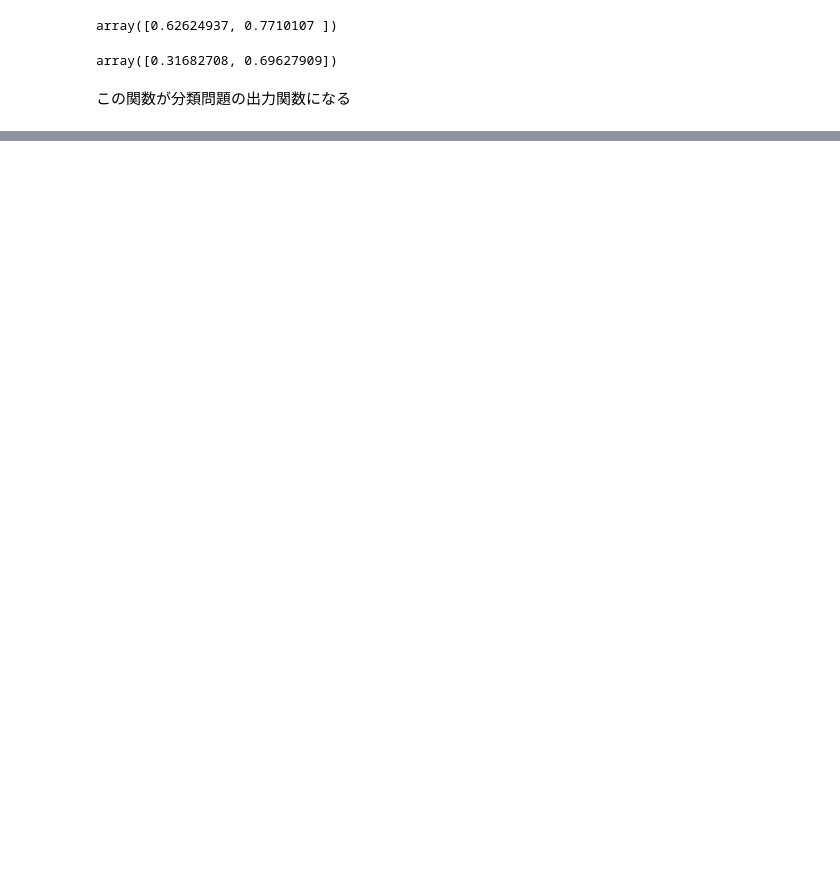
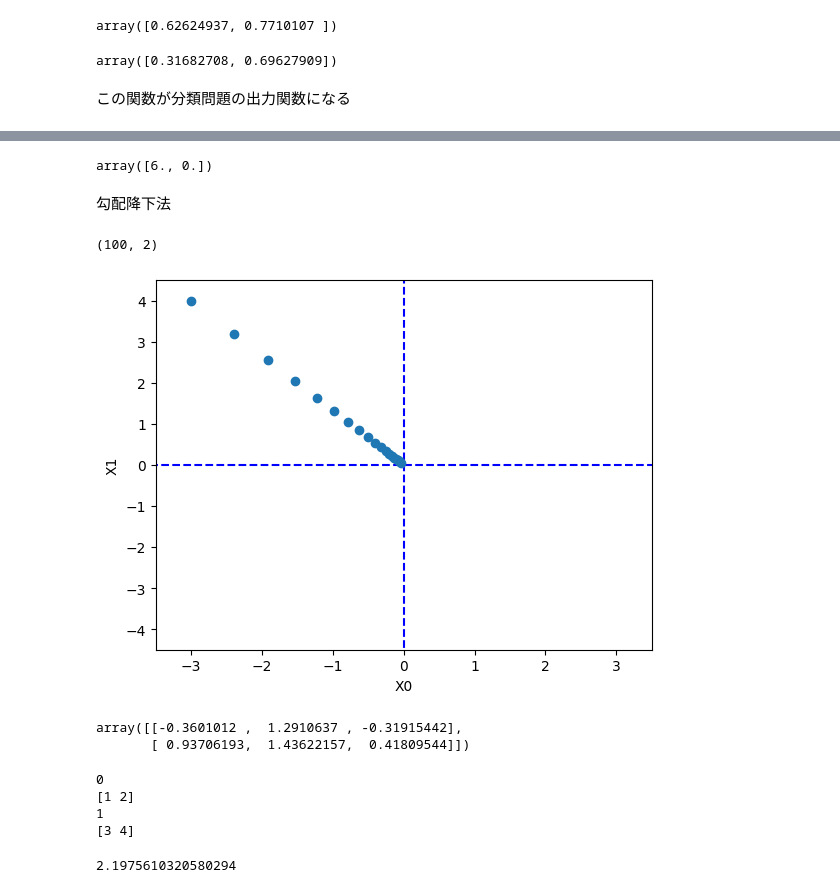
Before and after one commit to KenToukou/NN_model_1050, a Jupyter notebook: test.ipynb, the cells around one changed output, grey strips where cells are left out. Cells and saved outputs as stored; diff of their text form; code cells hidden in the pictures; blank space fills up the shorter version.

```diff
--- a/test.ipynb
+++ b/test.ipynb
@@ -123,0 +174,16 @@ def soft_max(a:np.array):
+# %%
+def reshape_array(_x:np.array):
+    if _x.ndim ==1:
+        x = _x.reshape(1,_x.size)
+        grad = np.zeros_like(x)
+        return x,grad
+    else:
+        grad = np.zeros_like(_x)
+        return _x,grad
+
+def return_grad_shape(_x:np.array):
+    if _x.shape[0] ==1:
+        x = _x.reshape(_x.size)
+        return x
+    else:
+        return _x
@@ -123,0 +218,16 @@ def soft_max(a:np.array):
+# %%
+numerical_gradient(function_2,np.array([3.0,0.0]))
+# %% [output]
+array([6., 0.])
+# %% [markdown]
+勾配降下法
+# %%
+def gradient_descent(f,init_x:np.array,lr = 0.01,step_num = 100):
+    x = init_x
+    x_history:list = []
+
+    for _ in range(step_num):
+        x_history.append(x.copy())
+        grad = numerical_gradient(f,x)
+        x -= lr*grad
+    return x,np.array(x_history)
@@ -123,0 +236,24 @@ def soft_max(a:np.array):
+# %%
+x_history.shape
+# %% [output]
+(100, 2)
+# %%
+import matplotlib.pylab as plt
+
+init_x = np.array([-3.0, 4.0])
+
+lr = 0.1
+step_num = 20
+x, x_history = gradient_descent(function_2, init_x, lr=lr, step_num=step_num)
+
+plt.plot( [-5, 5], [0,0], '--b')
+plt.plot( [0,0], [-5, 5], '--b')
+plt.plot(x_history[:,0], x_history[:,1], 'o')
+
+plt.xlim(-3.5, 3.5)
+plt.ylim(-4.5, 4.5)
+plt.xlabel("X0")
+plt.ylabel("X1")
+plt.show()
+# %% [output]
+[figure, added]
@@ -123,0 +271,6 @@ def soft_max(a:np.array):
+# %%
+net = SimpleNet()
+net.W
+# %% [output]
+array([[-0.3601012 ,  1.2910637 , -0.31915442],
+       [ 0.93706193,  1.43622157,  0.41809544]])
@@ -123,0 +281,14 @@ def soft_max(a:np.array):
+# %%
+x = np.array([[1,2],[3,4]])
+for i,index in enumerate(x):
+    print(i)
+    print(index)
+# %% [output]
+0
+[1 2]
+1
+[3 4]
+# %%
+net.loss(x,t)
+# %% [output]
+2.1975610320580294
```
Also changed, not shown: parts of 22 cells of this notebook, 8 other files.
